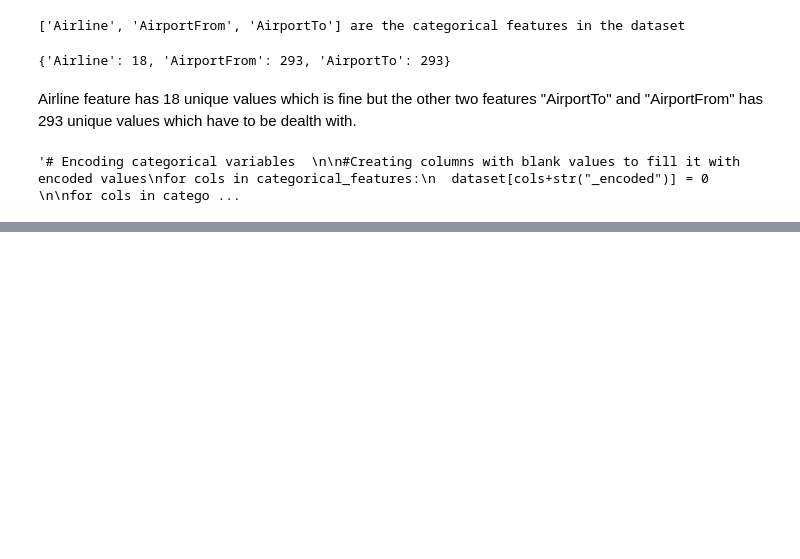
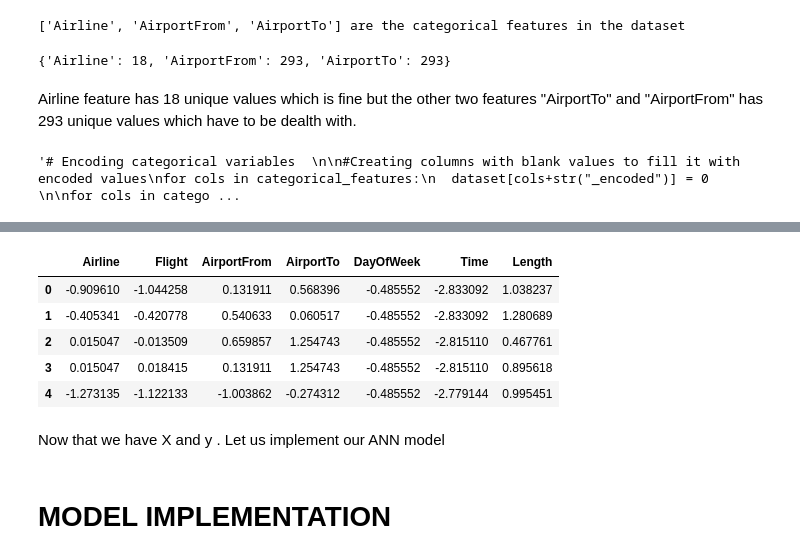
Before and after one commit to abhi-11nav/Airline-delay-prediction, a Jupyter notebook: Airline_delay_Prediction.ipynb, the cells around one changed output, grey strips where cells are left out. Saved outputs shown, nothing was run; the diff lists cells and outputs as text; code cells hidden in the pictures; blank space fills up the shorter version.

```diff
--- a/Airline_delay_Prediction.ipynb
+++ b/Airline_delay_Prediction.ipynb
@@ -121,0 +135,27 @@ dataset.drop(["Airline_encoded","AirportFrom_encoded","AirportTo_encoded"],axis=
+# %%
+# Scaling down the dataset
+
+from sklearn.preprocessing import StandardScaler
+
+scaler = StandardScaler()
+# %%
+# Let us seperate the features and labels in the dataset
+
+X = dataset.drop("Delay",axis=1)
+
+y = dataset["Delay"]
+# %%
+X = pd.DataFrame(scaler.fit_transform(X),columns=X.columns)
+# %%
+X.head()
+# %% [output]
+|  | Airline | Flight | AirportFrom | AirportTo | DayOfWeek | Time | Length |
+| 0 | -0.909610 | -1.044258 | 0.131911 | 0.568396 | -0.485552 | -2.833092 | 1.038237 |
+| 1 | -0.405341 | -0.420778 | 0.540633 | 0.060517 | -0.485552 | -2.833092 | 1.280689 |
+| 2 | 0.015047 | -0.013509 | 0.659857 | 1.254743 | -0.485552 | -2.815110 | 0.467761 |
+| 3 | 0.015047 | 0.018415 | 0.131911 | 1.254743 | -0.485552 | -2.815110 | 0.895618 |
+| 4 | -1.273135 | -1.122133 | -1.003862 | -0.274312 | -0.485552 | -2.779144 | 0.995451 |
+# %% [markdown]
+Now that we have X and y . Let us implement our ANN model
+# %% [markdown]
+# MODEL IMPLEMENTATION
```
Also changed, not shown: parts of 15 cells of this notebook.
